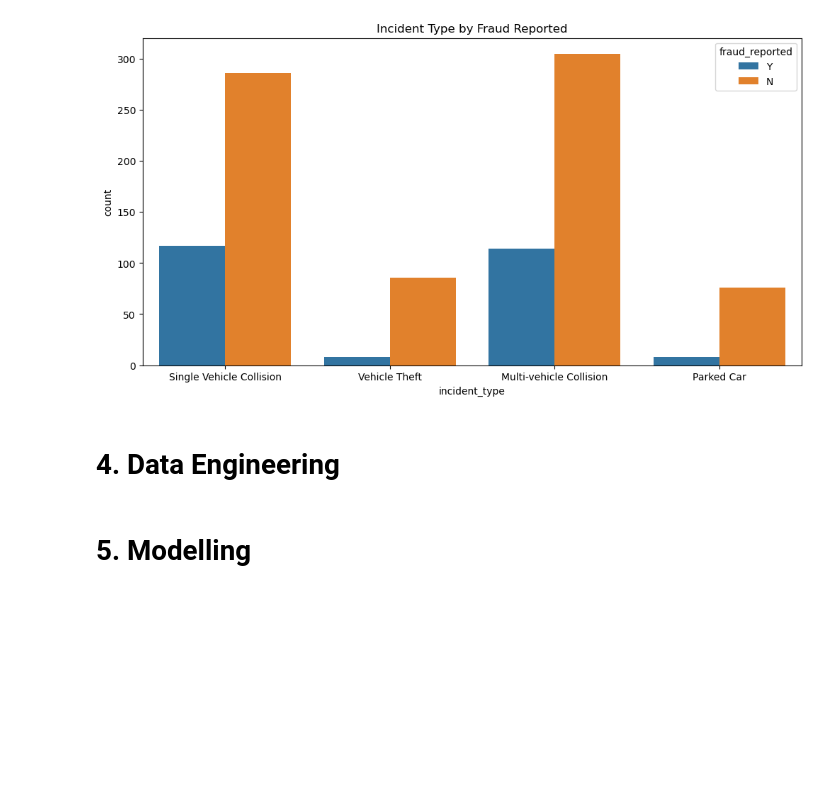
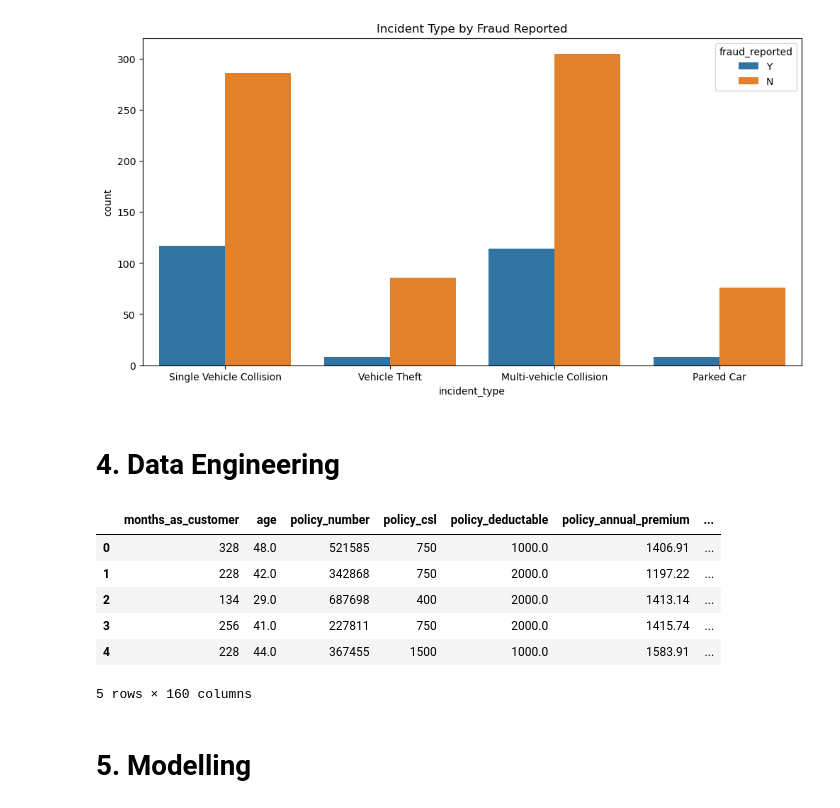
Before and after one commit to sibamtungwa/Integrated-project-, a Jupyter notebook: Integrated project-checkpoint1.ipynb, the cells around one changed output. Drawn from its saved outputs; the diff is of its cells as text; code cells hidden in the pictures; blank space fills up the shorter version.

```diff
--- a/Integrated project-checkpoint1.ipynb
+++ b/Integrated project-checkpoint1.ipynb
@@ -205,2 +257,42 @@ plt.show()
+# %%
+# Encoding Categorical Variables
+
+# One-hot encoding for nominal categorical variables
+df_insurance = pd.get_dummies(df_insurance, columns=['policy_state', 'insured_sex', 'insured_education_level',
+                                                     'insured_occupation', 'insured_hobbies', 'insured_relationship',
+                                                     'incident_type', 'collision_type', 'incident_severity',
+                                                     'authorities_contacted', 'incident_state', 'incident_city',
+                                                     'property_damage', 'police_report_available',
+                                                     'auto_make', 'auto_model'], drop_first=True)
+# %%
+# Combining Features
+# Create interaction terms
+df_insurance['premium_per_vehicle'] = df_insurance['policy_annual_premium'] / df_insurance['number_of_vehicles_involved']
+df_insurance['total_claim_amount_per_vehicle'] = df_insurance['total_claim_amount'] / df_insurance['number_of_vehicles_involved']
+# %%
+#Binning, Bin ages into groups
+bins = [0, 18, 25, 35, 45, 55, 65, 100]
+labels = ['0-18', '19-25', '26-35', '36-45', '46-55', '56-65', '65+']
+df_insurance['age_group'] = pd.cut(df_insurance['age'], bins=bins, labels=labels)
+df_insurance = pd.get_dummies(df_insurance, columns=['age_group'], drop_first=True)
+# %%
+# convert values to a numeric format in the 'policy_csl' column
+def convert_policy_csl(value):
+    if isinstance(value, str):
+        parts = value.split('/')
+        return int(parts[0]) + int(parts[1])
+    return value
+
+df_insurance['policy_csl'] = df_insurance['policy_csl'].apply(convert_policy_csl)
+# %%
+df_insurance.head()
+# %% [output]
+|  | months_as_customer | age | policy_number | policy_csl | policy_deductable | policy_annual_premium | ... |
+| 0 | 328 | 48.0 | 521585 | 750 | 1000.0 | 1406.91 | ... |
+| 1 | 228 | 42.0 | 342868 | 750 | 2000.0 | 1197.22 | ... |
+| 2 | 134 | 29.0 | 687698 | 400 | 2000.0 | 1413.14 | ... |
+| 3 | 256 | 41.0 | 227811 | 750 | 2000.0 | 1415.74 | ... |
+| 4 | 228 | 44.0 | 367455 | 1500 | 1000.0 | 1583.91 | ... |
+5 rows × 160 columns
 # %% [markdown]
 # 5. Modelling
```
Also changed, not shown: parts of 10 cells of this notebook.
